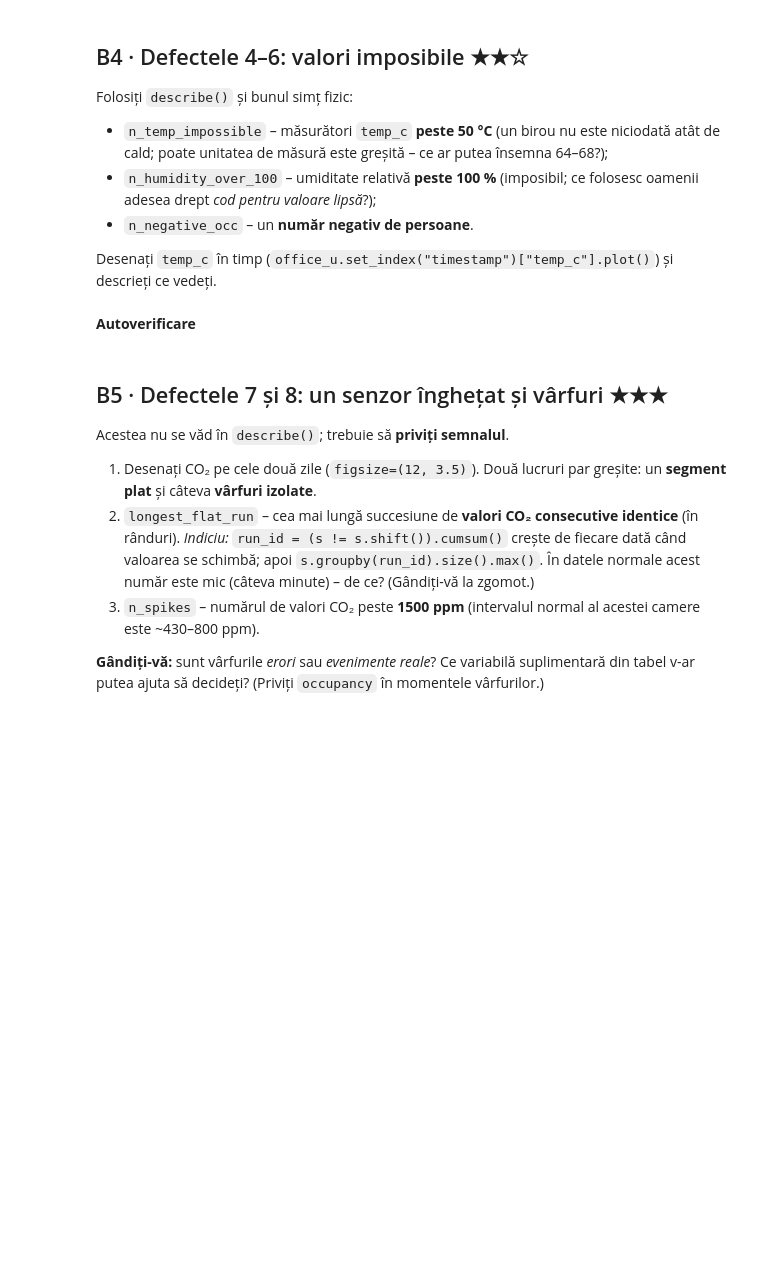
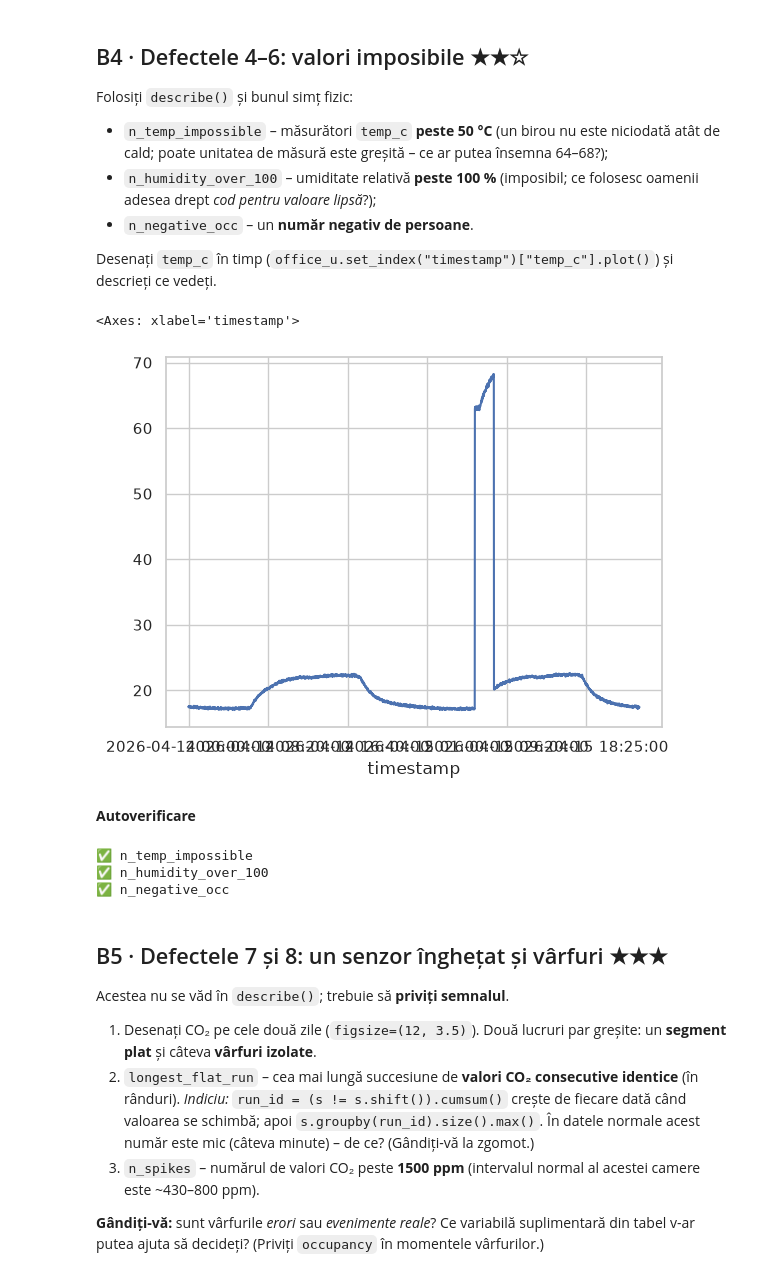
Before and after one commit to ionutzzzzz/Smart-System, a Jupyter notebook: labs/Laborator 2/Lab2_Domniteanu_Ioan.ipynb, the cells around one changed output. Drawn from its saved outputs; the diff is of its cells as text; code cells hidden in the pictures; blank space fills up the shorter version.

```diff
--- a/labs/Laborator 2/Lab2_Domniteanu_Ioan.ipynb
+++ b/labs/Laborator 2/Lab2_Domniteanu_Ioan.ipynb
@@ -414,15 +449,32 @@ Folosiți `describe()` și bunul simț fizic:
 
 Desenați `temp_c` în timp (`office_u.set_index("timestamp")["temp_c"].plot()`) și descrieți ce vedeți.
 # %%
-n_temp_impossible = ...
+temp_c = office_u['temp_c']
+
+n_temp_impossible = (temp_c > 50).sum()
 n_humidity_over_100 = ...
 n_negative_occ = ...
+
+humidity_pct = office_u['humidity_pct']
+n_humidity_over_100 = (humidity_pct > 100).sum()
+
+occupancy = office_u['occupancy']
+n_negative_occ = (occupancy < 0).sum()
+
+office_u.set_index("timestamp")["temp_c"].plot()
+# %% [output]
+<Axes: xlabel='timestamp'>
+[figure, added]
 # %% [markdown]
 **Autoverificare**
 # %%
 check_value("n_temp_impossible", n_temp_impossible, "5e0de86a", "(temp_c > 50).sum()")
 check_value("n_humidity_over_100", n_humidity_over_100, "4cc019de", "(humidity_pct > 100).sum()")
 check_value("n_negative_occ", n_negative_occ, "9ae1524b", "(occupancy < 0).sum()")
+# %% [output]
+✅ n_temp_impossible
+✅ n_humidity_over_100
+✅ n_negative_occ
 # %% [markdown]
 ## B5 · Defectele 7 și 8: un senzor înghețat și vârfuri  ★★★
 
```
Also changed, not shown: parts of 9 cells of this notebook.
